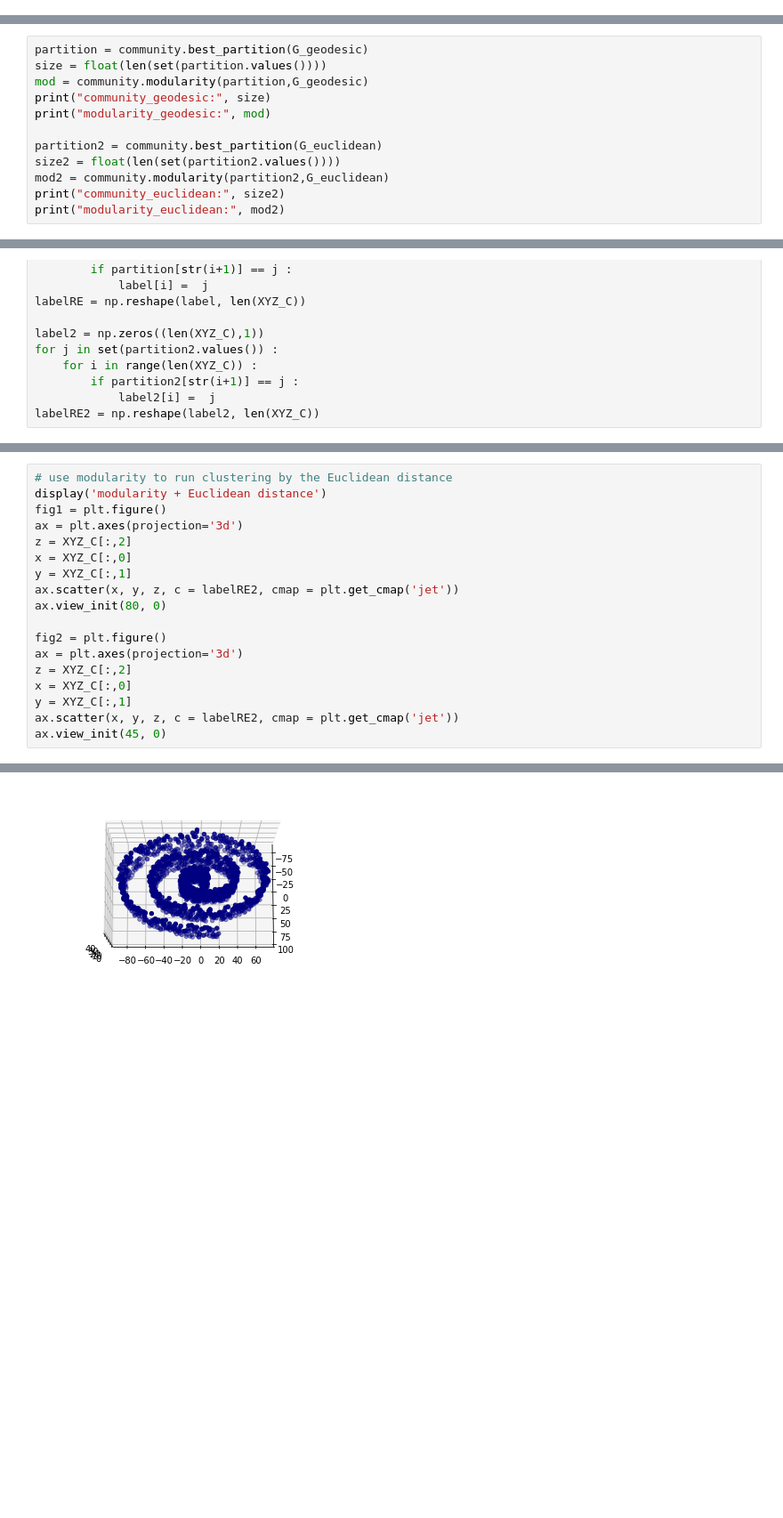
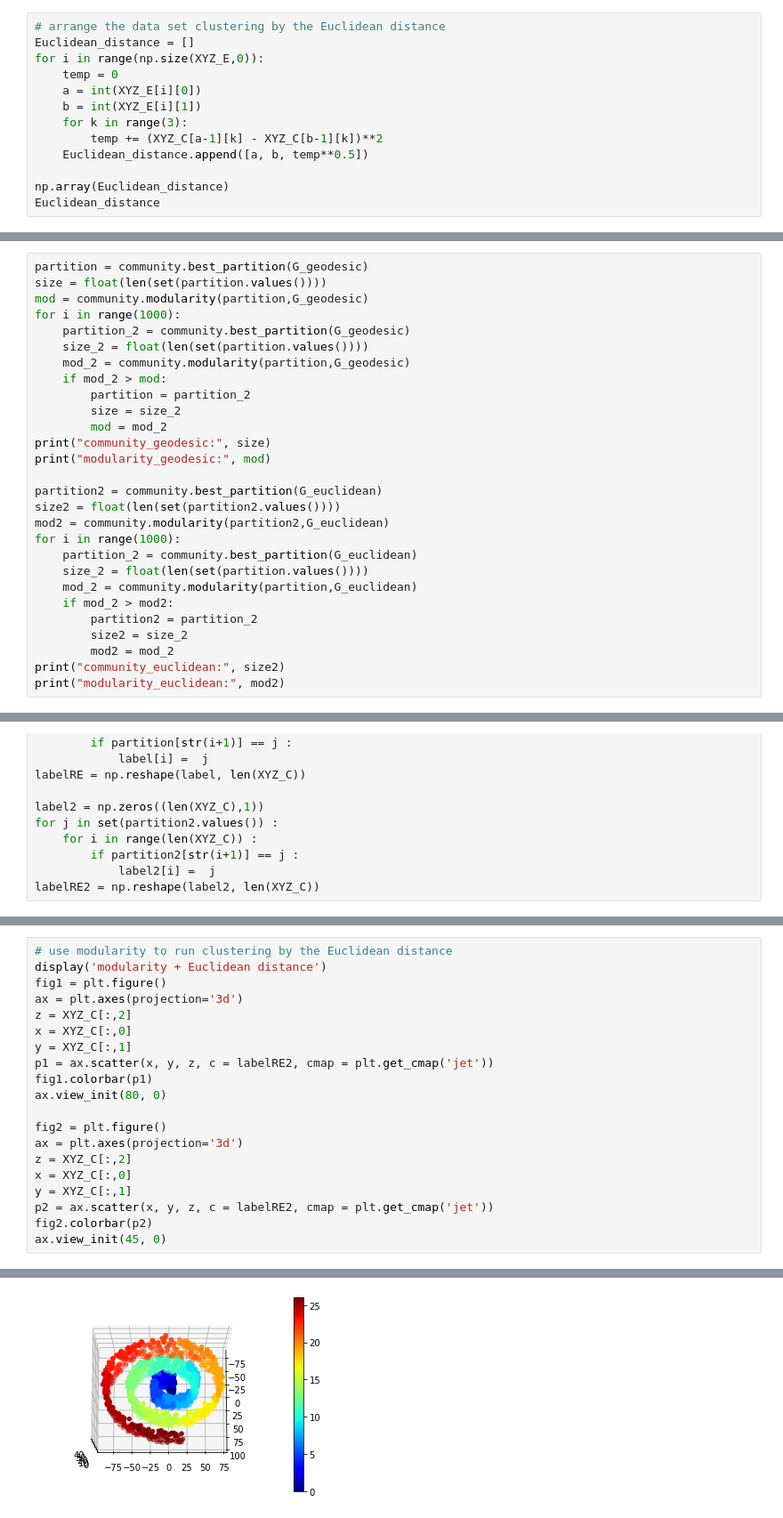
Before and after one commit to Jason-HYCheng/2020_Materials_ML, a Jupyter notebook: HW7/HW7_clustering.ipynb, the cells around one changed output, grey strips where cells are left out. Shown at 89% size. Drawn from its saved outputs; the diff is of its cells as text; blank space fills up the shorter version.

```diff
--- a/HW7/HW7_clustering.ipynb
+++ b/HW7/HW7_clustering.ipynb
@@ -74,3 +45,16 @@ array([[1.0000000e+00, 5.0000000e+00, 1.2537038e+00],
        [1.9970000e+03, 1.9990000e+03, 1.5408415e-01],
        [1.9970000e+03, 2.0000000e+03, 1.4070934e-01],
        [1.9990000e+03, 2.0000000e+03, 4.2014991e-01]])
+# %%
+# arrange the data set clustering by the Euclidean distance
+Euclidean_distance = []
+for i in range(np.size(XYZ_E,0)):
+    temp = 0
+    a = int(XYZ_E[i][0])
+    b = int(XYZ_E[i][1])
+    for k in range(3):
+        temp += (XYZ_C[a-1][k] - XYZ_C[b-1][k])**2
+    Euclidean_distance.append([a, b, temp**0.5])
+
+np.array(Euclidean_distance)
+Euclidean_distance
@@ -94,12 +96,28 @@ for i in range(0, len(Euclidean_distance)):
 partition = community.best_partition(G_geodesic)
 size = float(len(set(partition.values())))
 mod = community.modularity(partition,G_geodesic)
+for i in range(1000):
+    partition_2 = community.best_partition(G_geodesic)
+    size_2 = float(len(set(partition.values())))
+    mod_2 = community.modularity(partition,G_geodesic)
+    if mod_2 > mod:
+        partition = partition_2
+        size = size_2
+        mod = mod_2
 print("community_geodesic:", size)
 print("modularity_geodesic:", mod)
 
 partition2 = community.best_partition(G_euclidean)
 size2 = float(len(set(partition2.values())))
 mod2 = community.modularity(partition2,G_euclidean)
+for i in range(1000):
+    partition_2 = community.best_partition(G_euclidean)
+    size_2 = float(len(set(partition.values())))
+    mod_2 = community.modularity(partition,G_euclidean)
+    if mod_2 > mod2:
+        partition2 = partition_2
+        size2 = size_2
+        mod2 = mod_2
 print("community_euclidean:", size2)
 print("modularity_euclidean:", mod2)
 # %% [output]
@@ -170,21 +188,23 @@ ax.view_init(45, 0)
 # %%
 # use modularity to run clustering by the Euclidean distance
 display('modularity + Euclidean distance')
 fig1 = plt.figure()
 ax = plt.axes(projection='3d')
 z = XYZ_C[:,2]
 x = XYZ_C[:,0]
 y = XYZ_C[:,1]
-ax.scatter(x, y, z, c = labelRE2, cmap = plt.get_cmap('jet'))
+p1 = ax.scatter(x, y, z, c = labelRE2, cmap = plt.get_cmap('jet'))
+fig1.colorbar(p1)
 ax.view_init(80, 0)
 
 fig2 = plt.figure()
 ax = plt.axes(projection='3d')
 z = XYZ_C[:,2]
 x = XYZ_C[:,0]
 y = XYZ_C[:,1]
-ax.scatter(x, y, z, c = labelRE2, cmap = plt.get_cmap('jet'))
+p2 = ax.scatter(x, y, z, c = labelRE2, cmap = plt.get_cmap('jet'))
+fig2.colorbar(p2)
 ax.view_init(45, 0)
 # %% [output]
 'modularity + Euclidean distance'
-[figure, old version]
+[figure, new version]
```
Also changed, not shown: parts of 8 cells of this notebook, 1 other file.
